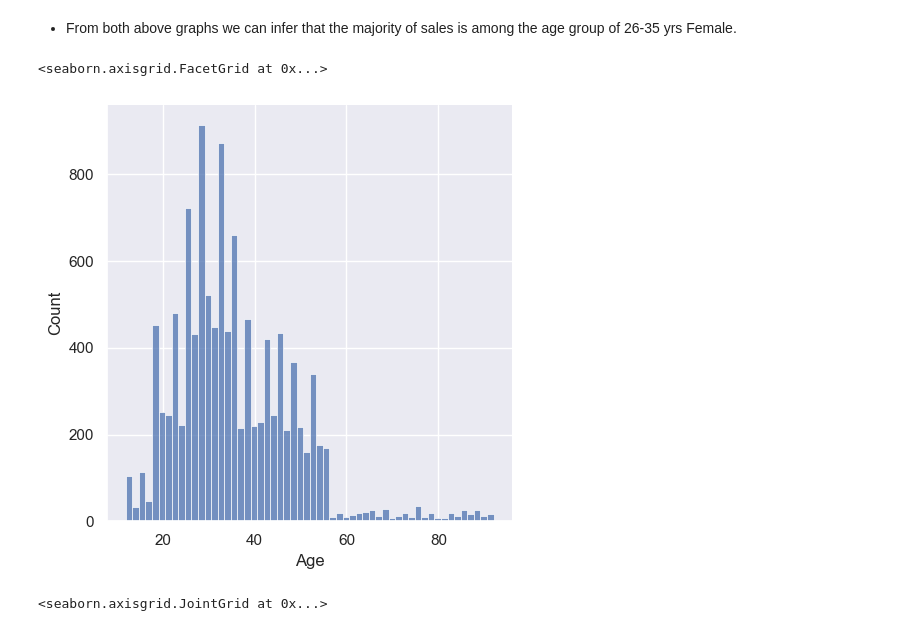
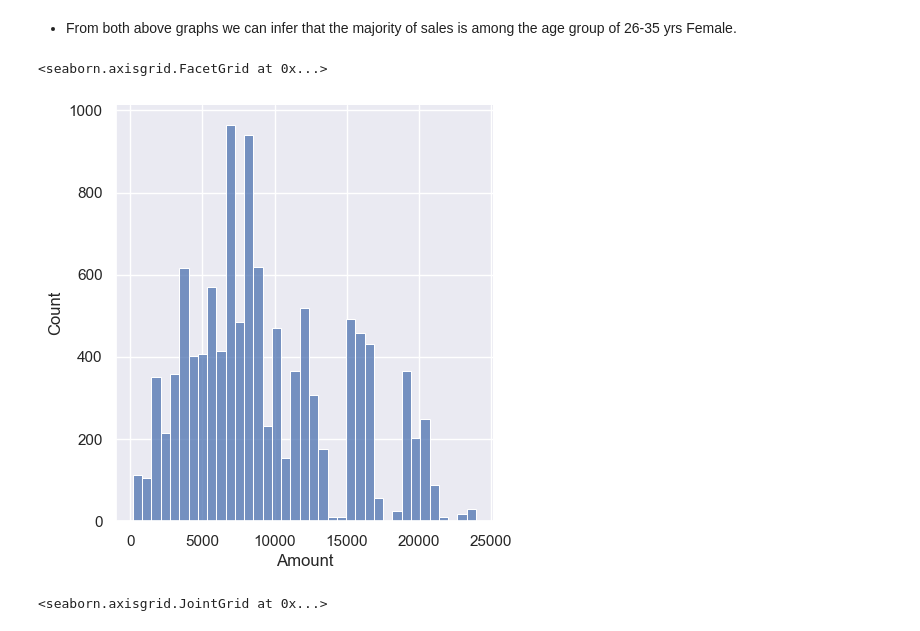
Before and after one commit to ShadowMonarch9871/EDA-Sales-Analysis, a Jupyter notebook: Sales_Analysis.ipynb, the cells around one changed output. Drawn from its saved outputs; the diff is of its cells as text; code cells hidden in the pictures.

```diff
--- a/Sales_Analysis.ipynb
+++ b/Sales_Analysis.ipynb
@@ -155,15 +155,15 @@ sns.barplot(x='Age Group',y='Amount',data=sales_age)
 # %%
 # def distplot(data, x, ax):
 #     bins = range(-10, 110, 10)
 #     sns.displot(data[x], bins=bins, ax=ax)
 
 # fig, ax = plt.subplots(1, 3, figsize=(27, 7))
 # for idx, y in enumerate(['Age', 'Orders']):
 #     distplot(df, y, ax[idx])
-sns.displot(data=df,x='Age')
+sns.displot(data=df,x='Amount')
 # %% [output]
 <seaborn.axisgrid.FacetGrid at 0x...>
-[figure, old version]
+[figure, new version]
 # %%
 sns.jointplot(x='Age',y='Amount',data=df,kind='kde',hue='Gender')
 # %% [output]
```
Also changed, not shown: parts of 1 cell of this notebook.
